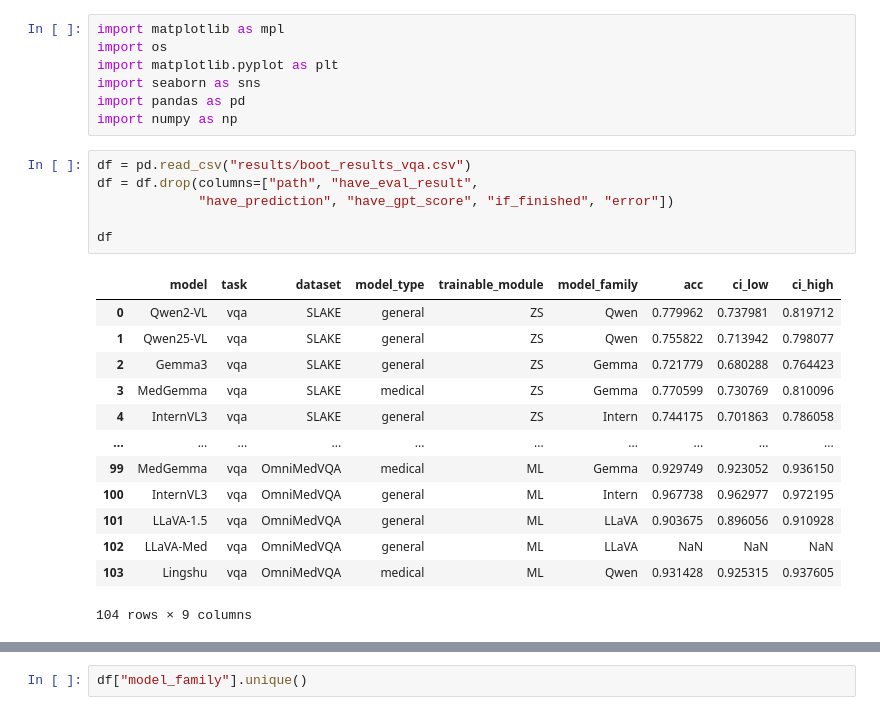
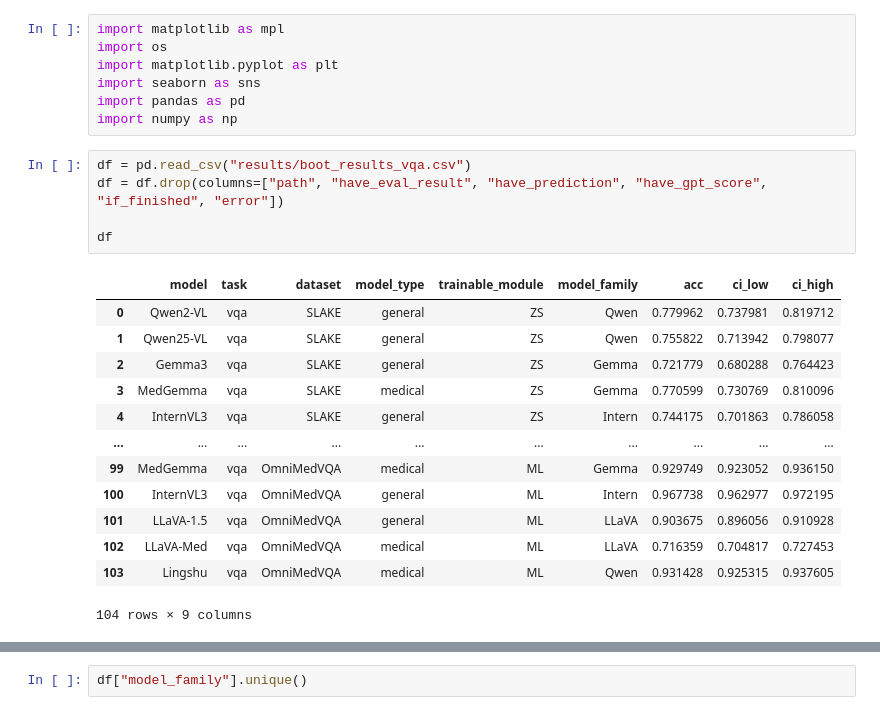
Before and after one commit to Nanboy-Ronan/MedVLMBench, a Jupyter notebook: notebooks/yuan/plot_v2/plot_vqa.ipynb, the cells around one changed output, grey strips where cells are left out. Drawn from its saved outputs; the diff is of its cells as text.

```diff
--- a/notebooks/yuan/plot_v2/plot_vqa.ipynb
+++ b/notebooks/yuan/plot_v2/plot_vqa.ipynb
@@ -7,21 +7,20 @@ import pandas as pd
 import numpy as np
 # %%
 df = pd.read_csv("results/boot_results_vqa.csv")
-df = df.drop(columns=["path", "have_eval_result",
-             "have_prediction", "have_gpt_score", "if_finished", "error"])
+df = df.drop(columns=["path", "have_eval_result", "have_prediction", "have_gpt_score", "if_finished", "error"])
 
 df
 # %% [output]
 |  | model | task | dataset | model_type | trainable_module | model_family | acc | ci_low | ci_high |
 | 0 | Qwen2-VL | vqa | SLAKE | general | ZS | Qwen | 0.779962 | 0.737981 | 0.819712 |
 | 1 | Qwen25-VL | vqa | SLAKE | general | ZS | Qwen | 0.755822 | 0.713942 | 0.798077 |
 | 2 | Gemma3 | vqa | SLAKE | general | ZS | Gemma | 0.721779 | 0.680288 | 0.764423 |
 | 3 | MedGemma | vqa | SLAKE | medical | ZS | Gemma | 0.770599 | 0.730769 | 0.810096 |
 | 4 | InternVL3 | vqa | SLAKE | general | ZS | Intern | 0.744175 | 0.701863 | 0.786058 |
 | ... | ... | ... | ... | ... | ... | ... | ... | ... | ... |
 | 99 | MedGemma | vqa | OmniMedVQA | medical | ML | Gemma | 0.929749 | 0.923052 | 0.936150 |
 | 100 | InternVL3 | vqa | OmniMedVQA | general | ML | Intern | 0.967738 | 0.962977 | 0.972195 |
 | 101 | LLaVA-1.5 | vqa | OmniMedVQA | general | ML | LLaVA | 0.903675 | 0.896056 | 0.910928 |
-| 102 | LLaVA-Med | vqa | OmniMedVQA | general | ML | LLaVA | NaN | NaN | NaN |
+| 102 | LLaVA-Med | vqa | OmniMedVQA | medical | ML | LLaVA | 0.716359 | 0.704817 | 0.727453 |
 | 103 | Lingshu | vqa | OmniMedVQA | medical | ML | Qwen | 0.931428 | 0.925315 | 0.937605 |
 104 rows × 9 columns
```
Also changed, not shown: parts of 12 cells of this notebook, 7 other files.
